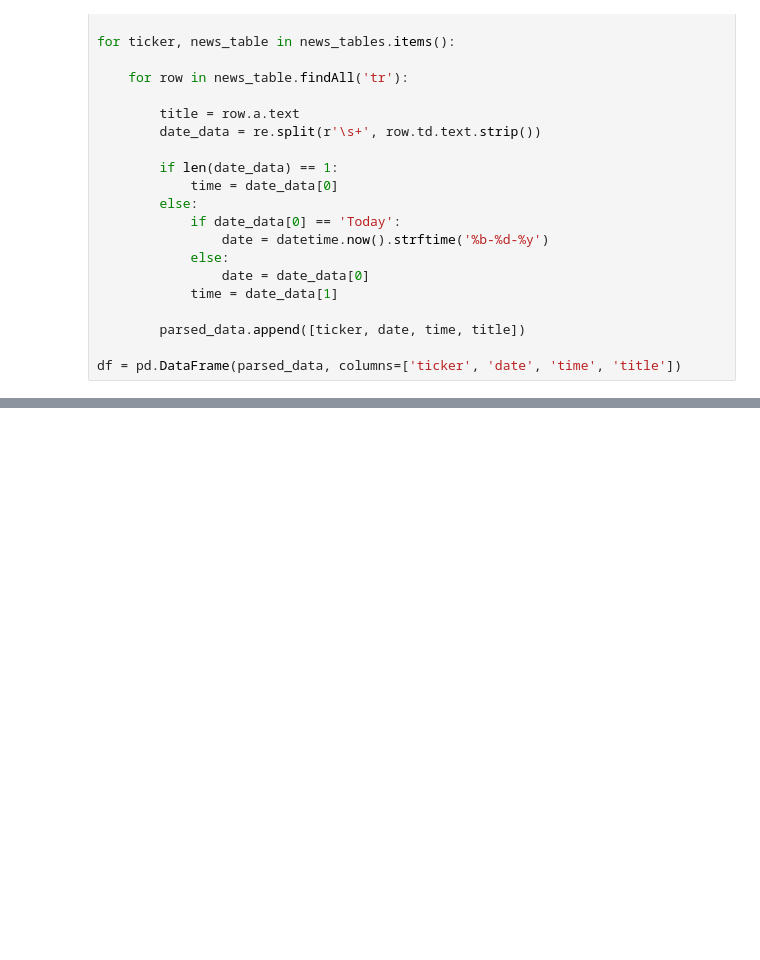
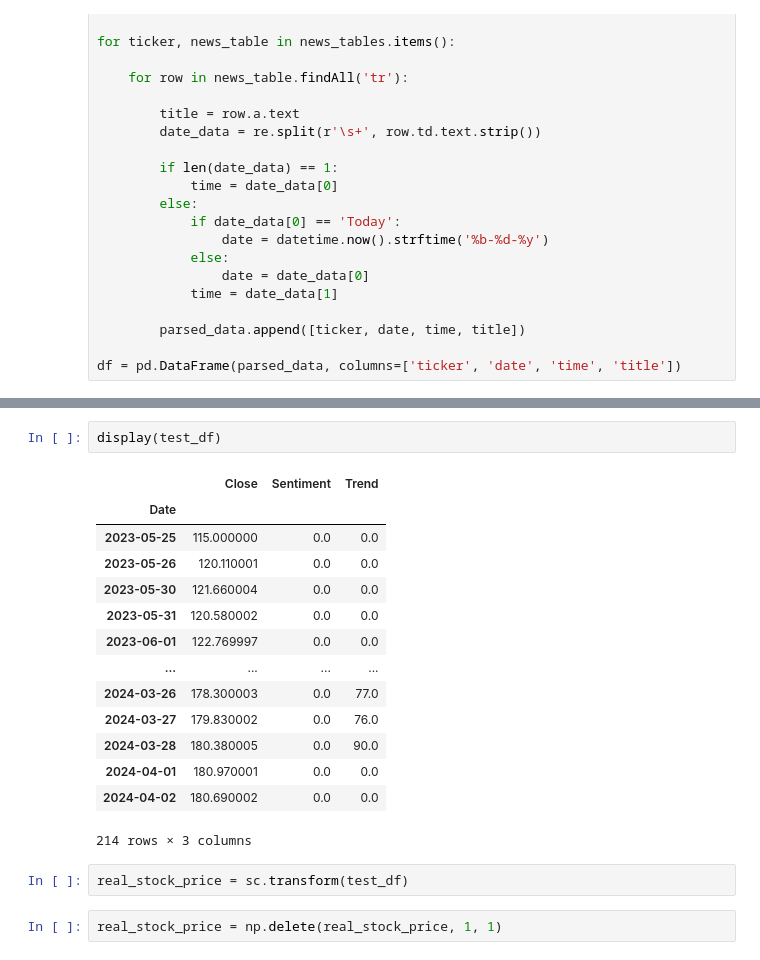
Before and after one commit to RazvanAndreiMoga/YTIC25-Stock-Price-Prediction, a Jupyter notebook: stock_sentiment_analysis_nltk.ipynb, the cells around one changed output, grey strips where cells are left out. Saved outputs shown, nothing was run; the diff lists cells and outputs as text; blank space fills up the shorter version.

```diff
--- a/stock_sentiment_analysis_nltk.ipynb
+++ b/stock_sentiment_analysis_nltk.ipynb
@@ -228,0 +391,21 @@ real_stock_price = test_df['Close'].values
+# %%
+display(test_df)
+# %% [output]
+|  | Close | Sentiment | Trend |
+| Date |  |  |  |
+| 2023-05-25 | 115.000000 | 0.0 | 0.0 |
+| 2023-05-26 | 120.110001 | 0.0 | 0.0 |
+| 2023-05-30 | 121.660004 | 0.0 | 0.0 |
+| 2023-05-31 | 120.580002 | 0.0 | 0.0 |
+| 2023-06-01 | 122.769997 | 0.0 | 0.0 |
+| ... | ... | ... | ... |
+| 2024-03-26 | 178.300003 | 0.0 | 77.0 |
+| 2024-03-27 | 179.830002 | 0.0 | 76.0 |
+| 2024-03-28 | 180.380005 | 0.0 | 90.0 |
+| 2024-04-01 | 180.970001 | 0.0 | 0.0 |
+| 2024-04-02 | 180.690002 | 0.0 | 0.0 |
+214 rows × 3 columns
+# %%
+real_stock_price = sc.transform(test_df)
+# %%
+real_stock_price = np.delete(real_stock_price, 1, 1)
```
Also changed, not shown: parts of 15 cells of this notebook.
